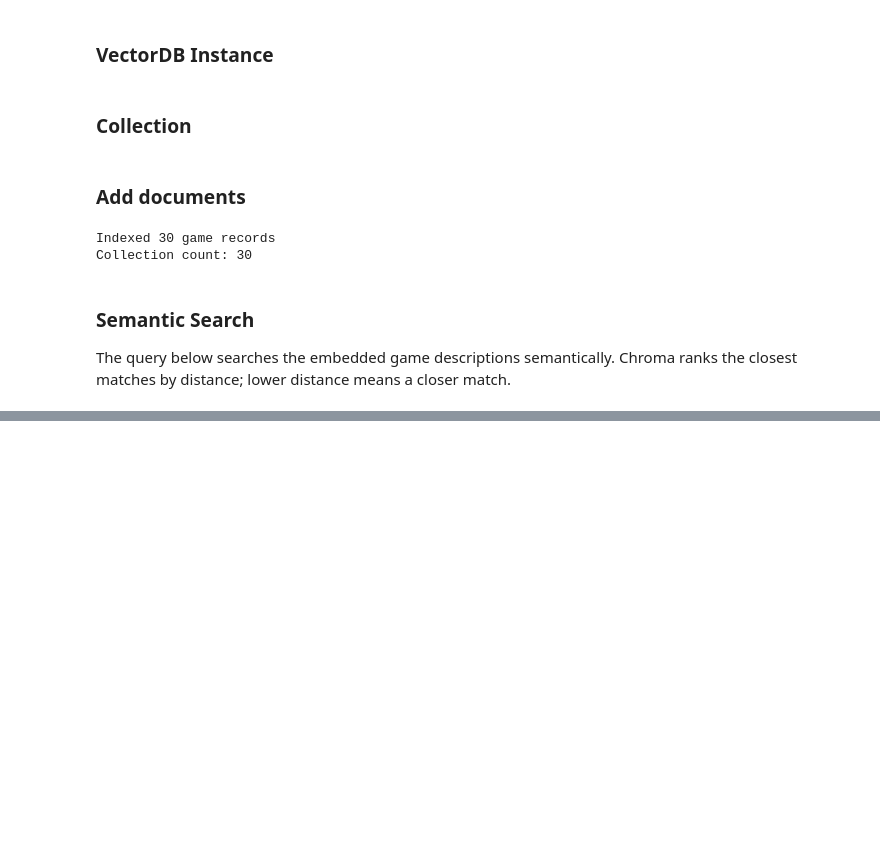
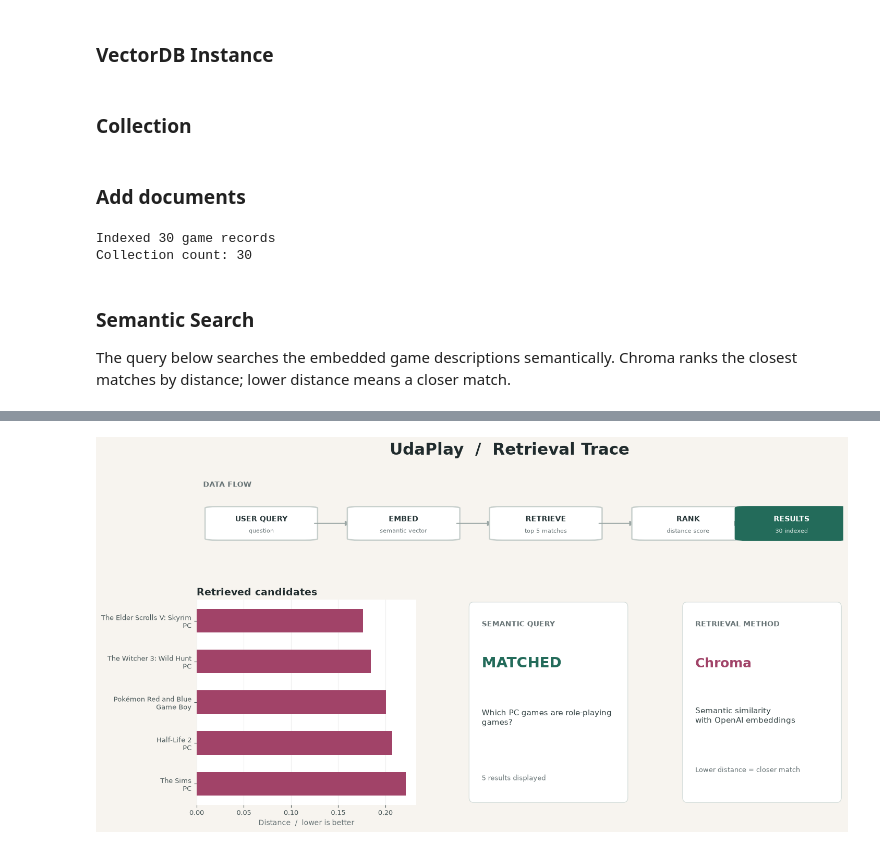
Before and after one commit to r05taJ/probable-octo-engine, a Jupyter notebook: starter/Udaplay_01_starter_project.ipynb, the cells around one changed output, grey strips where cells are left out. Cells and saved outputs as stored; diff of their text form; code cells hidden in the pictures; blank space fills up the shorter version.

```diff
--- a/starter/Udaplay_01_starter_project.ipynb
+++ b/starter/Udaplay_01_starter_project.ipynb
@@ -123,7 +123,7 @@ def search_games(query: str, n_results: int = 5) -> list[dict]:
     ]
 
 
-query = "Which PC games are role-playing games?"
+query = "Which PC games are racing games?"
 search_results = search_games(query)
 
 print(f"Query: {query}")
@@ -133,5 +133,6 @@ for rank, result in enumerate(search_results, start=1):
     print(f"{rank}. {metadata['Name']} ({metadata['Platform']}, {metadata['YearOfRelease']})")
     print(f"   Distance: {result['distance']:.4f}")
     print(f"   Description: {metadata['Description']}")
+    print(f"   Reception: {metadata.get('Reception', 'Unavailable')}")
     print()
 # %% [output]
@@ -154,0 +158,96 @@ Matches found: 5
+# %%
+from matplotlib.patches import FancyArrowPatch, FancyBboxPatch
+from textwrap import wrap
+
+import matplotlib.pyplot as plt
+
+
+def show_retrieval_process_dashboard(
+    query: str = "Which PC games are role-playing games?",
+    n_results: int = 5,
+) -> None:
+    """Visualize the semantic retrieval flow and ranked results."""
+    results = search_games(query, n_results=n_results)
+    labels = [
+        f"{item['metadata'].get('Name', 'Unknown')}\n{item['metadata'].get('Platform', 'Unknown')}"
+        for item in results
+    ]
+    distances = [item["distance"] for item in results]
+
+    figure = plt.figure(figsize=(16, 8), facecolor="#f7f4ef")
+    grid = figure.add_gridspec(
+        2,
+        3,
+        height_ratios=[0.9, 2.5],
+        width_ratios=[1.35, 1, 1],
+        hspace=0.3,
+        wspace=0.28,
+    )
+    figure.suptitle("UdaPlay  /  Retrieval Trace", fontsize=22, fontweight="bold", color="#202b2d", y=0.98)
+
+    flow_axis = figure.add_subplot(grid[0, :])
+    flow_axis.set_axis_off()
+    flow_axis.set_xlim(0, 1)
+    flow_axis.set_ylim(0, 1)
+    flow_axis.text(0.01, 0.96, "DATA FLOW", fontsize=10, fontweight="bold", color="#687476")
+
+    flow_nodes = [
+        (0.10, "USER QUERY", "question"),
+        (0.32, "EMBED", "semantic vector"),
+        (0.54, "RETRIEVE", f"top {len(results)} matches"),
+        (0.76, "RANK", "distance score"),
+        (0.92, "RESULTS", f"{collection.count()} indexed"),
+    ]
+    for index, (x, title, detail) in enumerate(flow_nodes):
+        flow_axis.add_patch(
+            FancyBboxPatch(
+                (x - 0.075, 0.25),
+                0.15,
+                0.43,
+                boxstyle="round,pad=0.012,rounding_size=0.02",
+                facecolor="#236b5a" if title == "RESULTS" else "#ffffff",
+                edgecolor="#236b5a" if title == "RESULTS" else "#c7cfcc",
+                linewidth=1.8,
+            )
+        )
+        flow_axis.text(x, 0.52, title, ha="center", va="center", fontsize=10, fontweight="bold", color="#ffffff" if title == "RESULTS" else "#273638")
+        flow_axis.text(x, 0.36, detail, ha="center", va="center", fontsize=8, color="#e8f1ed" if title == "RESULTS" else "#687476")
+        if index < len(flow_nodes) - 1:
+            next_x = flow_nodes[index + 1][0]
+            flow_axis.add_patch(
+                FancyArrowPatch((x + 0.08, 0.465), (next_x - 0.08, 0.465), arrowstyle="-|>", mutation_scale=14, linewidth=1.4, color="#9aa6a4")
+            )
+
+    candidates_axis = figure.add_subplot(grid[1, 0])
+    candidates_axis.set_facecolor("#ffffff")
+    candidates_axis.barh(labels[::-1], distances[::-1], color="#a14368", height=0.58)
+    candidates_axis.set_title("Retrieved candidates", loc="left", fontsize=14, fontweight="bold", color="#202b2d")
+    candidates_axis.set_xlabel("Distance  /  lower is better", color="#687476")
+    candidates_axis.tick_params(axis="both", labelsize=9, colors="#4b595a")
+    candidates_axis.grid(axis="x", alpha=0.2)
+    candidates_axis.set_axisbelow(True)
+    for spine in candidates_axis.spines.values():
+        spine.set_visible(False)
+
+    query_axis = figure.add_subplot(grid[1, 1])
+    query_axis.set_axis_off()
+    query_axis.add_patch(FancyBboxPatch((0.03, 0.03), 0.94, 0.94, transform=query_axis.transAxes, boxstyle="round,pad=0.018,rounding_size=0.025", facecolor="#ffffff", edgecolor="#d7dfdc"))
+    query_axis.text(0.09, 0.87, "SEMANTIC QUERY", transform=query_axis.transAxes, fontsize=10, fontweight="bold", color="#687476")
+    query_axis.text(0.09, 0.67, "MATCHED", transform=query_axis.transAxes, fontsize=20, fontweight="bold", color="#236b5a")
+    query_axis.text(0.09, 0.47, "\n".join(wrap(query, 31)), transform=query_axis.transAxes, fontsize=11, color="#354445", va="top")
+    query_axis.text(0.09, 0.12, f"{len(results)} results displayed", transform=query_axis.transAxes, fontsize=9, color="#687476")
+
+    method_axis = figure.add_subplot(grid[1, 2])
+    method_axis.set_axis_off()
+    method_axis.add_patch(FancyBboxPatch((0.03, 0.03), 0.94, 0.94, transform=method_axis.transAxes, boxstyle="round,pad=0.018,rounding_size=0.025", facecolor="#ffffff", edgecolor="#d7dfdc"))
+    method_axis.text(0.09, 0.87, "RETRIEVAL METHOD", transform=method_axis.transAxes, fontsize=10, fontweight="bold", color="#687476")
+    method_axis.text(0.09, 0.67, "Chroma", transform=method_axis.transAxes, fontsize=18, fontweight="bold", color="#a14368")
+    method_axis.text(0.09, 0.48, "Semantic similarity\nwith OpenAI embeddings", transform=method_axis.transAxes, fontsize=11, color="#354445", va="top")
+    method_axis.text(0.09, 0.16, "Lower distance = closer match", transform=method_axis.transAxes, fontsize=9, color="#687476")
+
+    plt.show()
+
+
+show_retrieval_process_dashboard()
+# %% [output]
+[figure, added]
```
Also changed, not shown: parts of 2 cells of this notebook.
